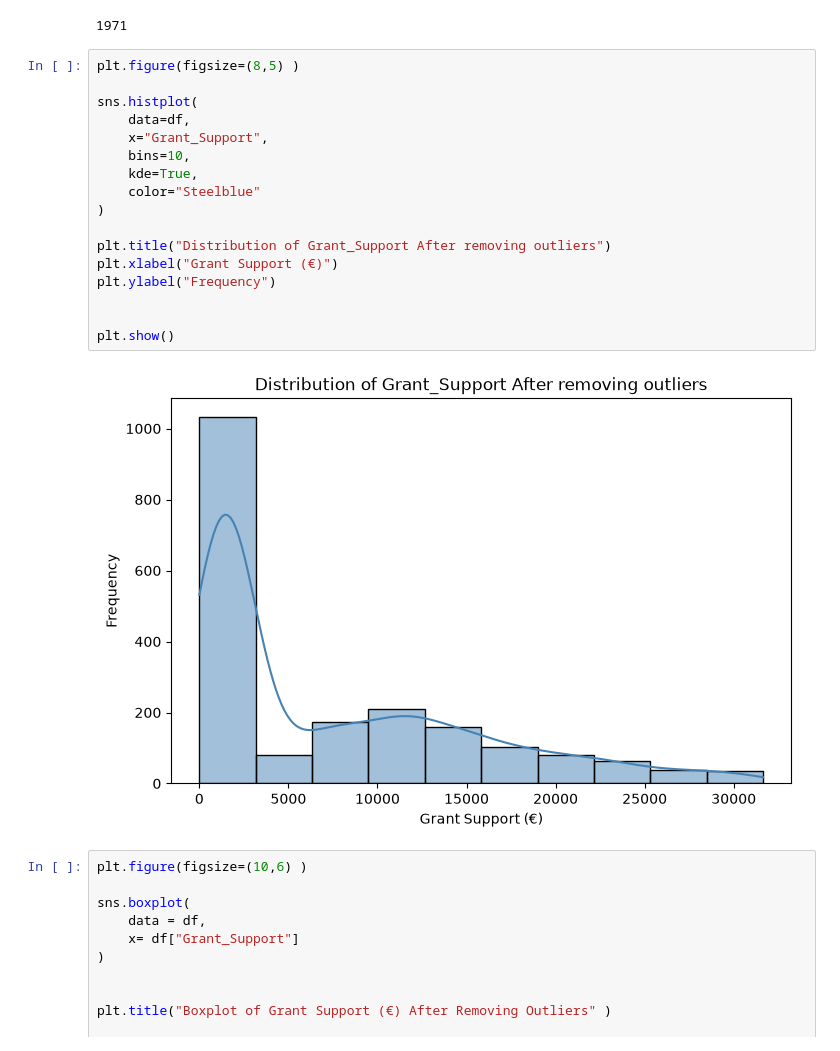
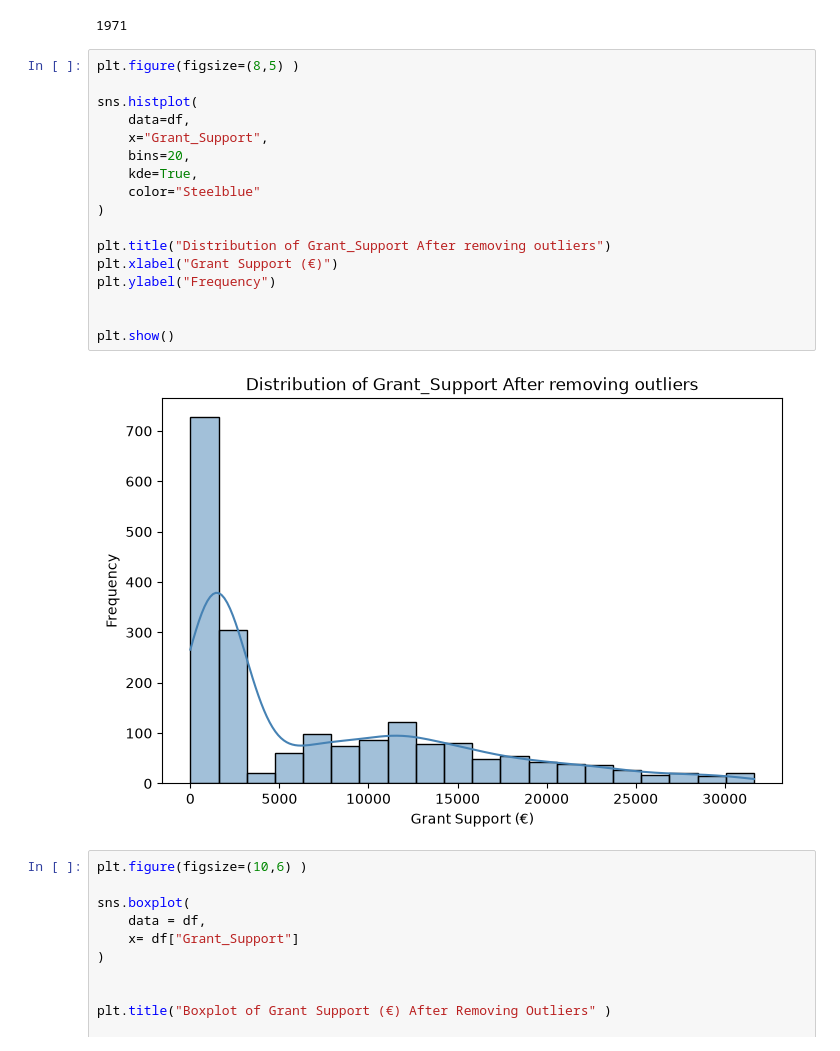
Before and after one commit to sba26096-CiaranLynch/IntegratedCA2, a Jupyter notebook: Integrated_CA_2.ipynb, the cells around one changed output. Cells and saved outputs as stored; diff of their text form.

```diff
--- a/Integrated_CA_2.ipynb
+++ b/Integrated_CA_2.ipynb
@@ -2364,22 +2351,22 @@ print(After_Removal2)
 # %%
 plt.figure(figsize=(8,5) )
 
 sns.histplot(
     data=df,
     x="Grant_Support",
-    bins=10,
+    bins=20,
     kde=True,
     color="Steelblue"
 )
 
 plt.title("Distribution of Grant_Support After removing outliers")
 plt.xlabel("Grant Support (€)")
 plt.ylabel("Frequency")
 
 
 plt.show()
 # %% [output]
-[figure, old version]
+[figure, new version]
 # %%
 plt.figure(figsize=(10,6) )
 
```
Also changed, not shown: parts of 39 cells of this notebook, 1 other file.
